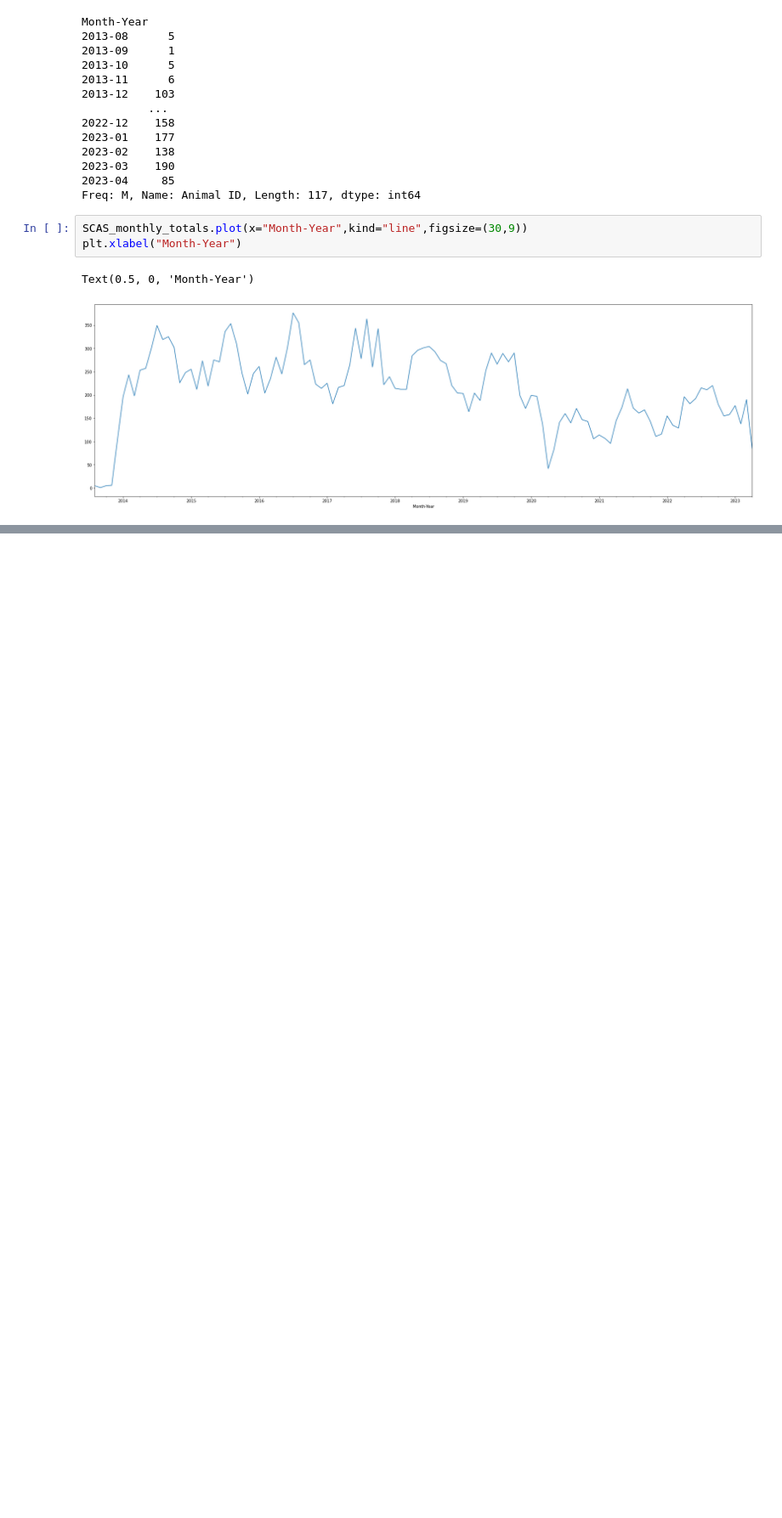
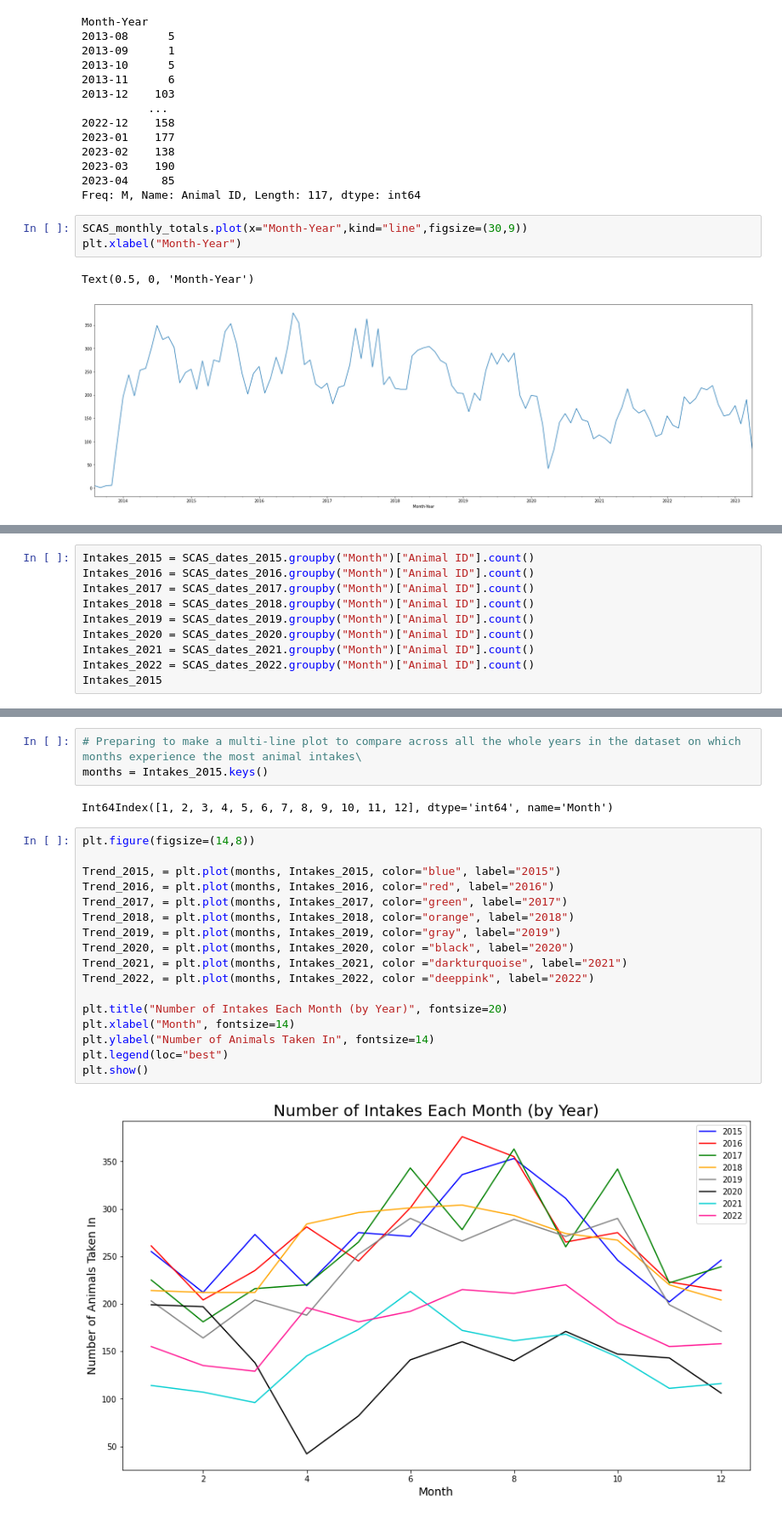
Before and after one commit to MenardCayabyab/Project3, a Jupyter notebook: Project 3 Sketchbook.ipynb, the cells around one changed output, grey strips where cells are left out. Shown: that part at 85% size. Saved outputs shown, nothing was run; the diff lists cells and outputs as text; blank space fills up the shorter version.

Commit message:
finished line plot demo

```diff
--- a/Project 3 Sketchbook.ipynb
+++ b/Project 3 Sketchbook.ipynb
@@ -541,0 +543,10 @@ SCAS_dates_2022["Month"] = pd.DatetimeIndex(SCAS_dates_2022["Intake Date"]).mont
+# %%
+Intakes_2015 = SCAS_dates_2015.groupby("Month")["Animal ID"].count()
+Intakes_2016 = SCAS_dates_2016.groupby("Month")["Animal ID"].count()
+Intakes_2017 = SCAS_dates_2017.groupby("Month")["Animal ID"].count()
+Intakes_2018 = SCAS_dates_2018.groupby("Month")["Animal ID"].count()
+Intakes_2019 = SCAS_dates_2019.groupby("Month")["Animal ID"].count()
+Intakes_2020 = SCAS_dates_2020.groupby("Month")["Animal ID"].count()
+Intakes_2021 = SCAS_dates_2021.groupby("Month")["Animal ID"].count()
+Intakes_2022 = SCAS_dates_2022.groupby("Month")["Animal ID"].count()
+Intakes_2015
@@ -541,0 +568,24 @@ SCAS_dates_2022["Month"] = pd.DatetimeIndex(SCAS_dates_2022["Intake Date"]).mont
+# %%
+# Preparing to make a multi-line plot to compare across all the whole years in the dataset on which months experience the most animal intakes\
+months = Intakes_2015.keys()
+# %% [output]
+Int64Index([1, 2, 3, 4, 5, 6, 7, 8, 9, 10, 11, 12], dtype='int64', name='Month')
+# %%
+plt.figure(figsize=(14,8))
+
+Trend_2015, = plt.plot(months, Intakes_2015, color="blue", label="2015")
+Trend_2016, = plt.plot(months, Intakes_2016, color="red", label="2016")
+Trend_2017, = plt.plot(months, Intakes_2017, color="green", label="2017")
+Trend_2018, = plt.plot(months, Intakes_2018, color="orange", label="2018")
+Trend_2019, = plt.plot(months, Intakes_2019, color="gray", label="2019")
+Trend_2020, = plt.plot(months, Intakes_2020, color ="black", label="2020")
+Trend_2021, = plt.plot(months, Intakes_2021, color ="darkturquoise", label="2021")
+Trend_2022, = plt.plot(months, Intakes_2022, color ="deeppink", label="2022")
+
+plt.title("Number of Intakes Each Month (by Year)", fontsize=20)
+plt.xlabel("Month", fontsize=14)
+plt.ylabel("Number of Animals Taken In", fontsize=14)
+plt.legend(loc="best")
+plt.show()
+# %% [output]
+[figure, added]
```
Also changed, not shown: parts of 4 cells of this notebook.
